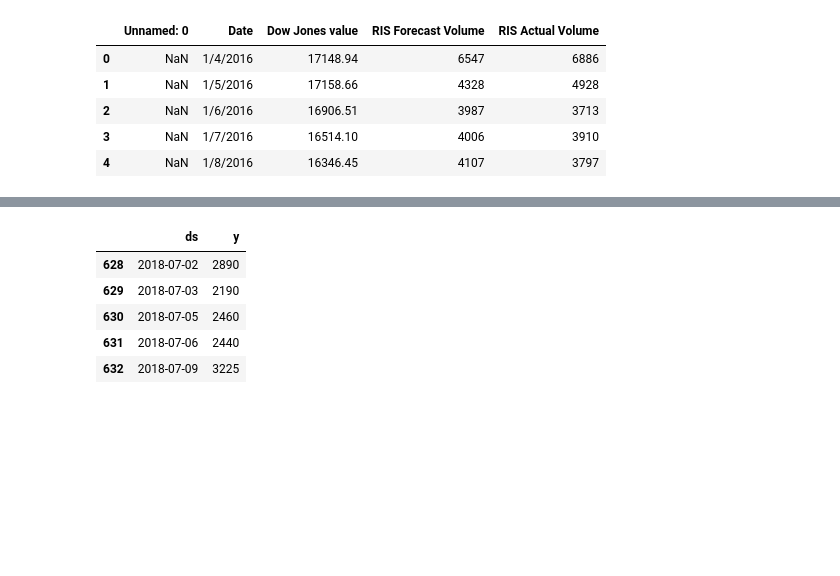
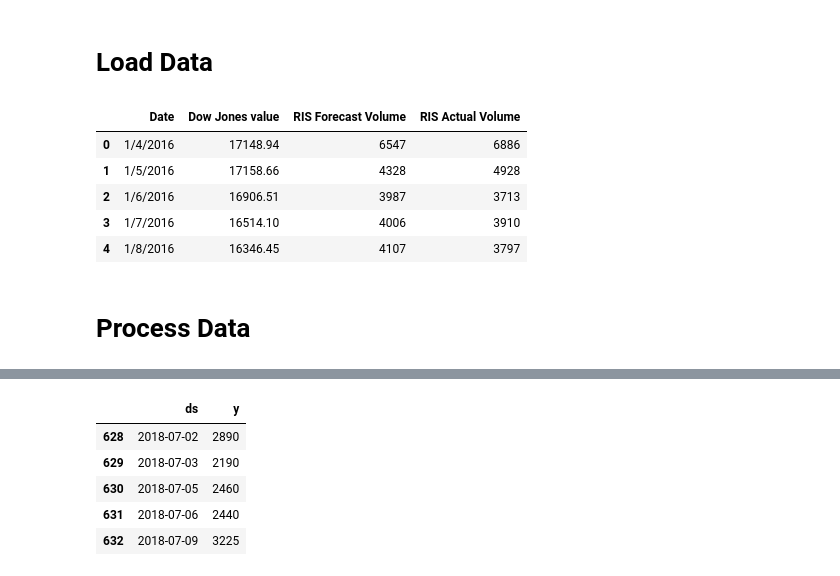
Before and after one commit to majickdave/dji_vol, a Jupyter notebook: prophet_model.ipynb, the cells around one changed output, grey strips where cells are left out. Cells and saved outputs as stored; diff of their text form; code cells hidden in the pictures; blank space fills up the shorter version.

```diff
--- a/prophet_model.ipynb
+++ b/prophet_model.ipynb
@@ -1,17 +1,21 @@
+# %% [markdown]
+# Load Data
 # %%
 from fbprophet import Prophet
 import pandas as pd
 import matplotlib.pyplot as plt
 
-df = pd.read_csv('dji.csv', header=1, usecols=[0,1,2,3,4])
+df = pd.read_csv('dji.csv', header=1, usecols=[1,2,3,4])
 
 df.head()
 # %% [output]
-|  | Unnamed: 0 | Date | Dow Jones value | RIS Forecast Volume | RIS Actual Volume |
-| 0 | NaN | 1/4/2016 | 17148.94 | 6547 | 6886 |
-| 1 | NaN | 1/5/2016 | 17158.66 | 4328 | 4928 |
-| 2 | NaN | 1/6/2016 | 16906.51 | 3987 | 3713 |
-| 3 | NaN | 1/7/2016 | 16514.10 | 4006 | 3910 |
-| 4 | NaN | 1/8/2016 | 16346.45 | 4107 | 3797 |
+|  | Date | Dow Jones value | RIS Forecast Volume | RIS Actual Volume |
+| 0 | 1/4/2016 | 17148.94 | 6547 | 6886 |
+| 1 | 1/5/2016 | 17158.66 | 4328 | 4928 |
+| 2 | 1/6/2016 | 16906.51 | 3987 | 3713 |
+| 3 | 1/7/2016 | 16514.10 | 4006 | 3910 |
+| 4 | 1/8/2016 | 16346.45 | 4107 | 3797 |
+# %% [markdown]
+# Process Data
 # %%
 df['Date'] = pd.to_datetime(df['Date'])
```
Also changed, not shown: parts of 15 cells of this notebook.
